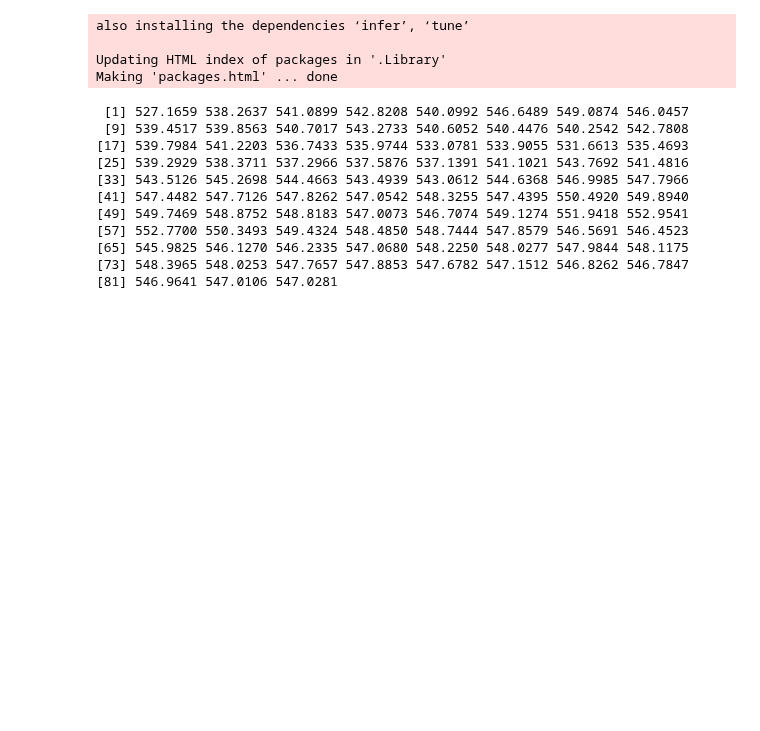
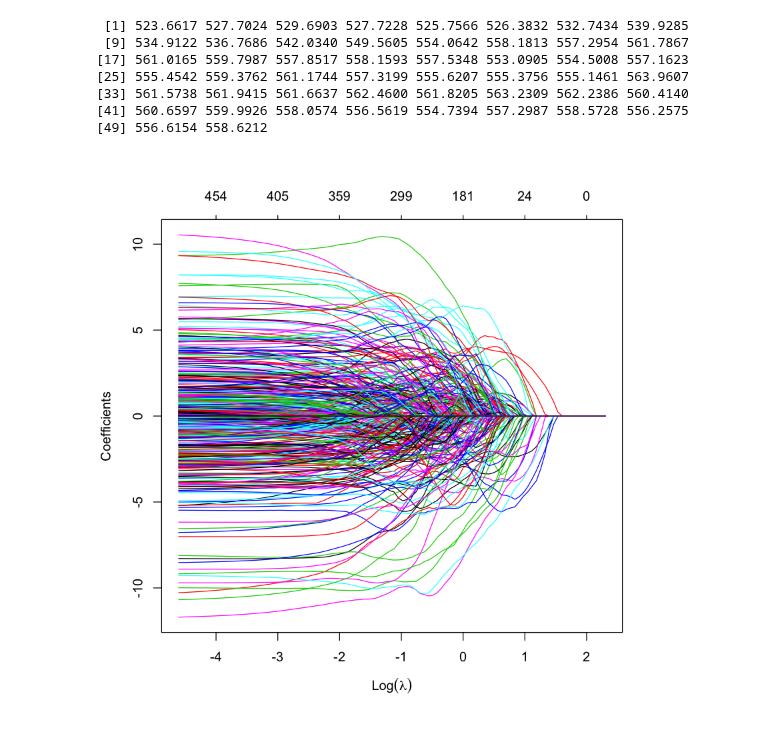
Before and after one commit to BenoitDelec/BIO-322--Predicting-odour-pleasantness-using-ML, a Jupyter notebook: src/Forward_CV.ipynb, the cells around one changed output. Cells and saved outputs as stored; diff of their text form; code cells hidden in the pictures; blank space fills up the shorter version.

Commit message:
Lasso + CrossValidation

```diff
--- a/src/Forward_CV.ipynb
+++ b/src/Forward_CV.ipynb
@@ -5,13 +5,6 @@ sampleSubmission <- read.csv(file.path("..", "data", "sampleSubmission.csv"))
 # %%
 #delets dependent variables
 train.dub <- train.data[!duplicated(as.list(train.data))]
-# %%
-install.packages("tidymodels")
-# %% [output]
-also installing the dependencies ‘infer’, ‘tune’
-
-Updating HTML index of packages in '.Library'
-Making 'packages.html' ... done
 # %%
 library(tidymodels)
 library(leaps)
@@ -22,6 +15,10 @@ idx.low.var <- apply(train.dub[,4:length], 2, var) < 0.24 # identify pixels with
 V.data <- data.frame(train.dub[,4:length])
 V.data <- data.frame(V.data[,!idx.low.var])
 V.data$VALENCE.PLEASANTNESS <- train.data$VALENCE.PLEASANTNESS
+
+
+V.data.x = data.frame(train.dub[,4:length])
+V.data.y = V.data$VALENCE.PLEASANTNESS
 # %%
 predict.regsubsets <- function(object, newdata, id, form = as.formula(object$call[[2]])) {
     mat = model.matrix(form, newdata)
@@ -31,7 +28,7 @@ predict.regsubsets <- function(object, newdata, id, form = as.formula(object$cal
 }
 # %%
 #Forward selection with K-fold Cross Validation
-nvmax = 100
+nvmax = 50
 validation_data <- vfold_cv(V.data, v = 5)
 
 fit_and_evaluate <- function(fold, formula = VALENCE.PLEASANTNESS ~ .) {
@@ -44,14 +41,19 @@ fit_and_evaluate <- function(fold, formula = VALENCE.PLEASANTNESS ~ .) {
 cv.errors <- sapply(validation_data$splits, fit_and_evaluate)
 rowMeans(cv.errors)
 # %% [output]
- [1] 527.1659 538.2637 541.0899 542.8208 540.0992 546.6489 549.0874 546.0457
- [9] 539.4517 539.8563 540.7017 543.2733 540.6052 540.4476 540.2542 542.7808
-[17] 539.7984 541.2203 536.7433 535.9744 533.0781 533.9055 531.6613 535.4693
-[25] 539.2929 538.3711 537.2966 537.5876 537.1391 541.1021 543.7692 541.4816
-[33] 543.5126 545.2698 544.4663 543.4939 543.0612 544.6368 546.9985 547.7966
-[41] 547.4482 547.7126 547.8262 547.0542 548.3255 547.4395 550.4920 549.8940
-[49] 549.7469 548.8752 548.8183 547.0073 546.7074 549.1274 551.9418 552.9541
-[57] 552.7700 550.3493 549.4324 548.4850 548.7444 547.8579 546.5691 546.4523
-[65] 545.9825 546.1270 546.2335 547.0680 548.2250 548.0277 547.9844 548.1175
-[73] 548.3965 548.0253 547.7657 547.8853 547.6782 547.1512 546.8262 546.7847
-[81] 546.9641 547.0106 547.0281
+ [1] 523.6617 527.7024 529.6903 527.7228 525.7566 526.3832 532.7434 539.9285
+ [9] 534.9122 536.7686 542.0340 549.5605 554.0642 558.1813 557.2954 561.7867
+[17] 561.0165 559.7987 557.8517 558.1593 557.5348 553.0905 554.5008 557.1623
+[25] 555.4542 559.3762 561.1744 557.3199 555.6207 555.3756 555.1461 563.9607
+[33] 561.5738 561.9415 561.6637 562.4600 561.8205 563.2309 562.2386 560.4140
+[41] 560.6597 559.9926 558.0574 556.5619 554.7394 557.2987 558.5728 556.2575
+[49] 556.6154 558.6212
+# %%
+#Lasso regularization
+library(glmnet)
+V.data.y = as.matrix(V.data.y)
+V.data.x = as.matrix(V.data.x)
+lasso.mod <- glmnet(V.data.x,V.data.y, alpha = 1, lambda = 10^seq(1, -2, length = 100))
+plot(lasso.mod, "lambda", xlab = parse(text = "Log(lambda)"))
+# %% [output]
+[figure, added]
```
Also changed, not shown: parts of 2 cells of this notebook, 1 other file.
